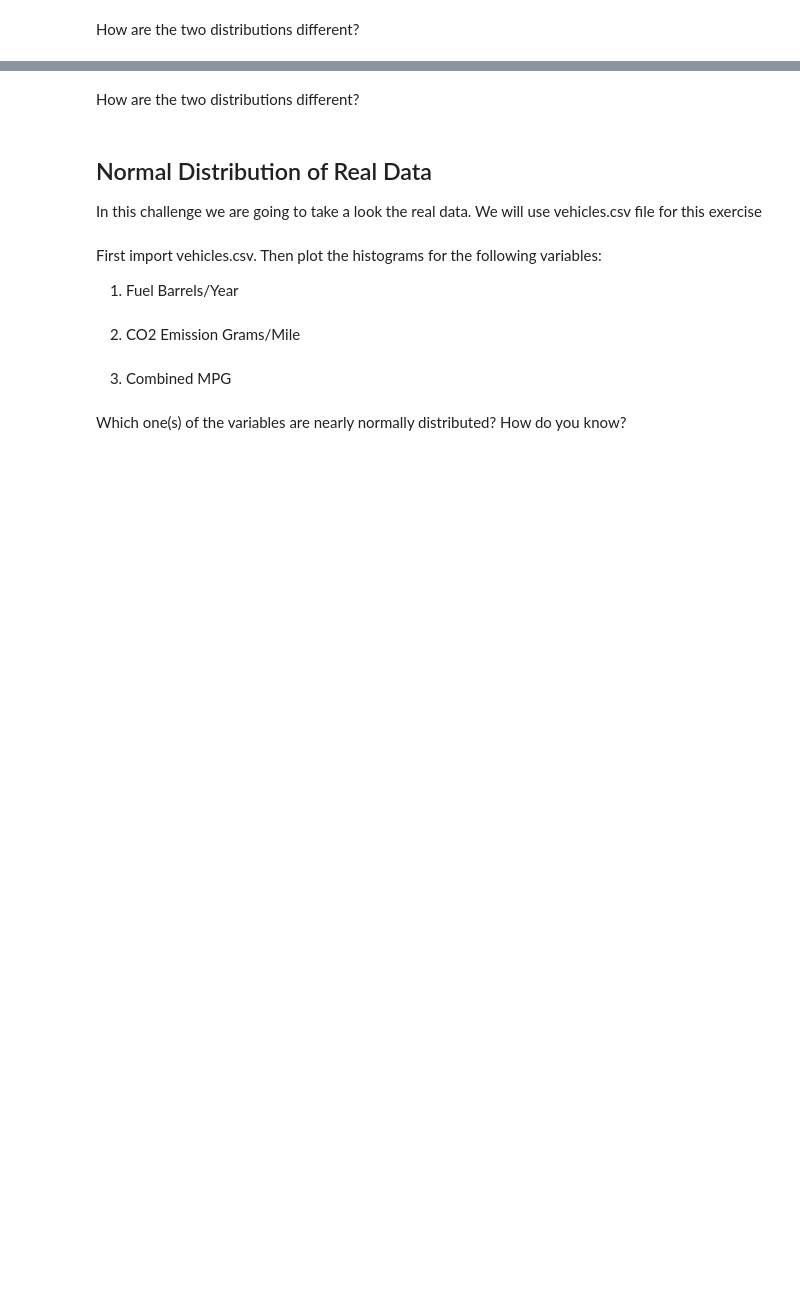
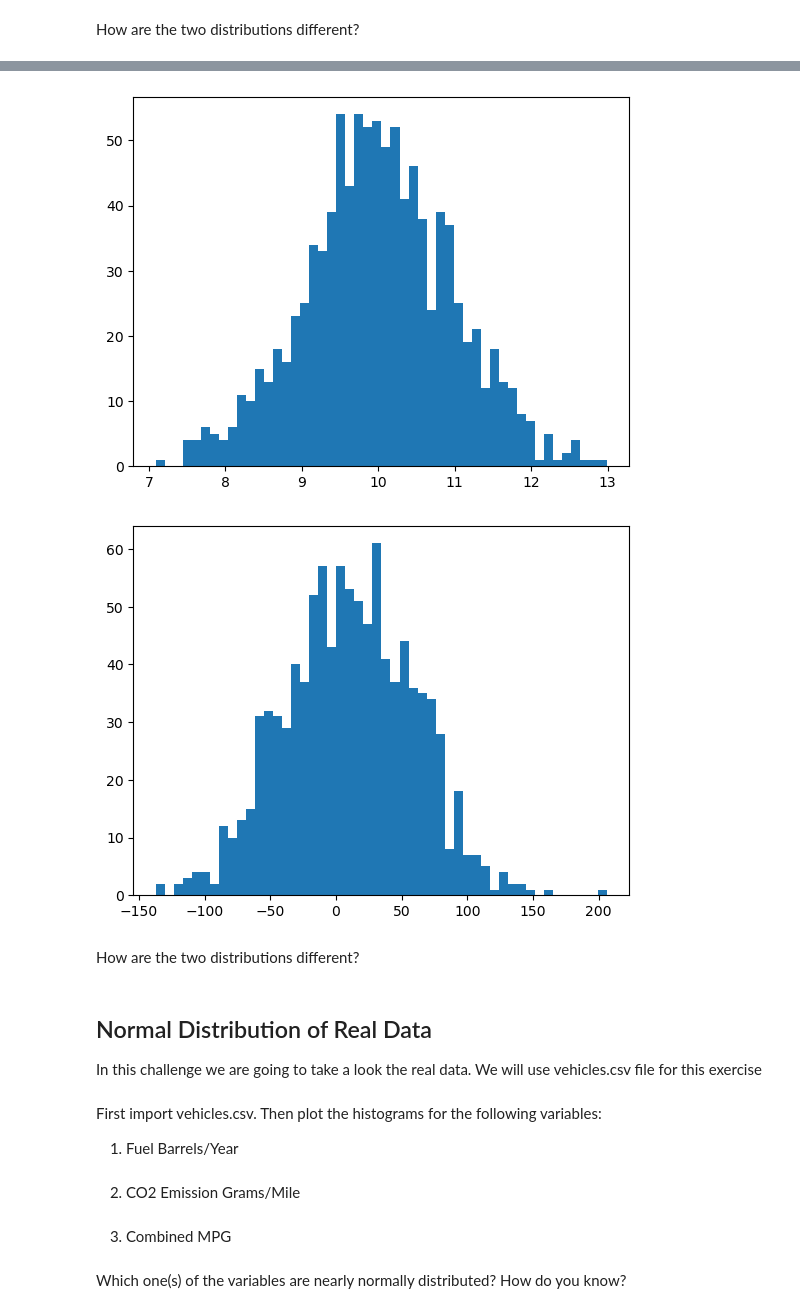
Before and after one commit to Ironhack-Data-Madrid-Abril-2023/6.1-lab_continuous_probability_distributions, a Jupyter notebook: your-code/main.ipynb, the cells around one changed output, grey strips where cells are left out. Saved outputs shown, nothing was run; the diff lists cells and outputs as text; code cells hidden in the pictures; blank space fills up the shorter version.

```diff
--- a/your-code/main.ipynb
+++ b/your-code/main.ipynb
@@ -70,2 +91,24 @@ Expected output:
+# %%
+# your code here
+from scipy.stats import norm
+
+def generate_normal(mean, std_dev, count):
+    randoms = np.random.normal(loc=mean, scale=std_dev, size=count)
+    return randoms
+
+# plot first set of numbers
+params_1 = generate_normal(mean=10, std_dev=1, count=1000)
+plt.hist(params_1, bins=50)
+
+plt.show()
+
+# plot second set of numbers
+params_2 = generate_normal(mean=10, std_dev=50, count=1000)
+plt.hist(params_2, bins=50)
+
+plt.show()
+# %% [output]
+[figure, added]
+[figure, added]
 # %% [markdown]
 How are the two distributions different?
```
Also changed, not shown: parts of 7 cells of this notebook.
